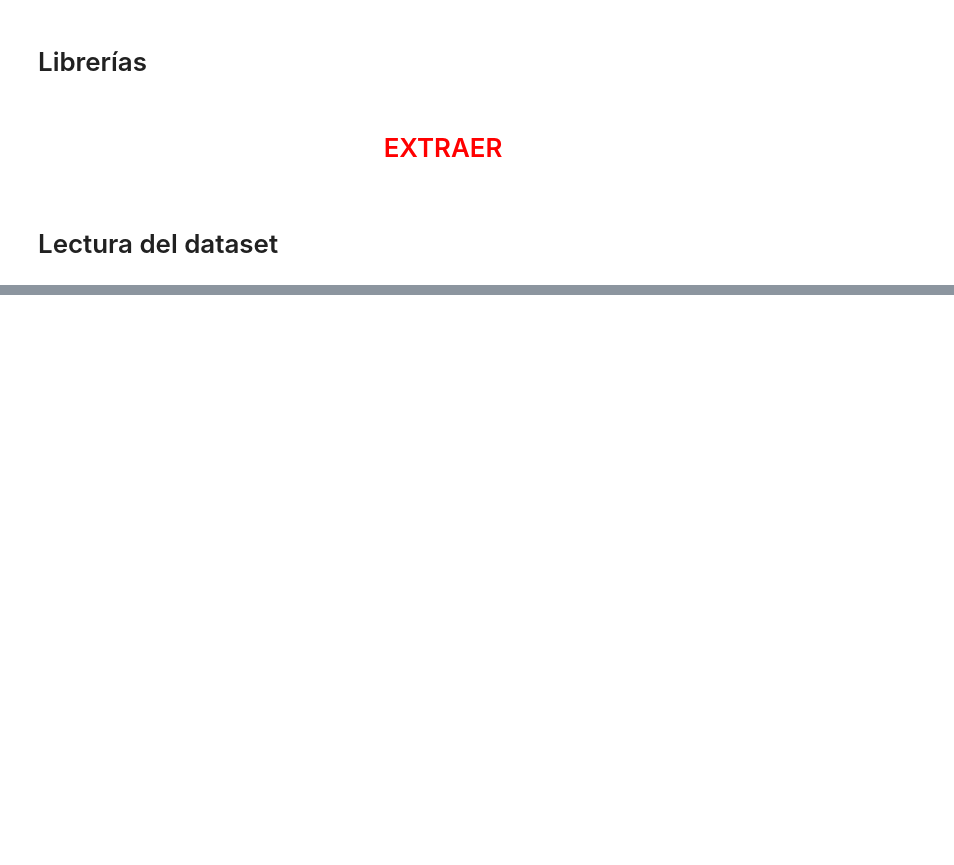
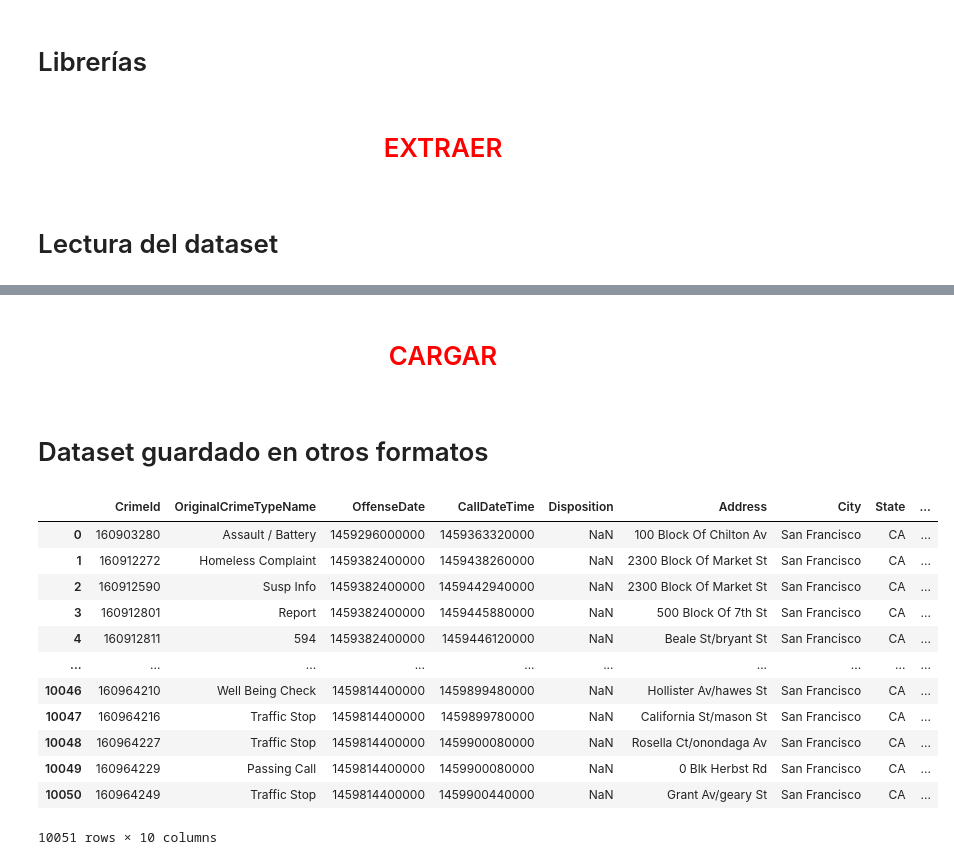
Before and after one commit to leslypisco/Limpieza_dataset, a Jupyter notebook: [NRC_6292]_LeslyPisco_La21Unidad2.ipynb, the cells around one changed output, grey strips where cells are left out. Saved outputs shown, nothing was run; the diff lists cells and outputs as text; code cells hidden in the pictures; blank space fills up the shorter version.

Commit message:
Diagnostico de los datos y fase de trasnformacion

```diff
--- a/[NRC_6292]_LeslyPisco_La21Unidad2.ipynb
+++ b/[NRC_6292]_LeslyPisco_La21Unidad2.ipynb
@@ -28,0 +236,3 @@ df.head()
+# %%
+'''Eliminacion de los datos NaN'''
+df['City'].fillna('Not Defined', inplace=True)
@@ -28,0 +241,16 @@ df.head()
+# %%
+''' Como se diagnosticaron que los tipos de datos de la columna 'CallDateTime' se encontraban como
+objetos, se procede a cambiar a un tipo adecuado lo cual es 'datetime'. Gracias a las funciones
+que ofrece la libreria pandas, se puede hacer el cambio considerando al tipo de dato que se desea cambiar'''
+df['CallDateTime'] = pd.to_datetime(df['CallDateTime'], errors='coerce')
+# %%
+''' Como se diagnosticaron que los tipos de datos de la columna 'OffenseDate' se encontraban como
+objetos, se procede a cambiar a un tipo adecuado lo cual es 'datetime'. Gracias a las funciones
+que ofrece la libreria pandas, se puede hacer el cambio considerando al tipo de dato que se desea cambiar'''
+df['OffenseDate'] = pd.to_datetime(df['OffenseDate'], errors='coerce')
+# %%
+''' Como se diagnosticaron que los tipos de datos de la columna 'AgencyId' se encontraban como
+objetos, se procede a cambiar a un tipo adecuado lo cual es 'numerico'. Gracias a las funciones
+que ofrece la libreria pandas, se puede hacer el cambio considerando al tipo de dato que se
+desea cambiar'''
+df['AgencyId'] = pd.to_numeric(df['AgencyId'], errors='coerce')
@@ -28,0 +292,29 @@ df.head()
+# %% [markdown]
+<center><h1 style="color:red;">CARGAR</h1></centre>
+# %% [markdown]
+# Dataset guardado en otros formatos
+# %%
+'''El Daraframe con la limpieza aplicada de procede a guardar sus datos en un nuevo archivo plano,
+en este caso se da uso de la extension CSV'''
+df.to_csv('data_act_01_Limpio.csv', sep=',', index=False, header=True)
+'''El Daraframe con la limpieza aplicada de procede a guardar sus datos en un nuevo archivo plano,
+en este caso se da uso de la extension JSON'''
+df.to_json('data_act_01_Limpio.json', orient='records', lines=True)
+'''Lectura del dataset en formato JSON almacenado anteriormente'''
+dfJSON=pd.read_json("data_act_01_Limpio.json", orient='records', lines=True)
+'''Visualización de los datos'''
+dfJSON
+# %% [output]
+|  | CrimeId | OriginalCrimeTypeName | OffenseDate | CallDateTime | Disposition | Address | City | State | ... |
+| 0 | 160903280 | Assault / Battery | 1459296000000 | 1459363320000 | NaN | 100 Block Of Chilton Av | San Francisco | CA | ... |
+| 1 | 160912272 | Homeless Complaint | 1459382400000 | 1459438260000 | NaN | 2300 Block Of Market St | San Francisco | CA | ... |
+| 2 | 160912590 | Susp Info | 1459382400000 | 1459442940000 | NaN | 2300 Block Of Market St | San Francisco | CA | ... |
+| 3 | 160912801 | Report | 1459382400000 | 1459445880000 | NaN | 500 Block Of 7th St | San Francisco | CA | ... |
+| 4 | 160912811 | 594 | 1459382400000 | 1459446120000 | NaN | Beale St/bryant St | San Francisco | CA | ... |
+| ... | ... | ... | ... | ... | ... | ... | ... | ... | ... |
+| 10046 | 160964210 | Well Being Check | 1459814400000 | 1459899480000 | NaN | Hollister Av/hawes St | San Francisco | CA | ... |
+| 10047 | 160964216 | Traffic Stop | 1459814400000 | 1459899780000 | NaN | California St/mason St | San Francisco | CA | ... |
+| 10048 | 160964227 | Traffic Stop | 1459814400000 | 1459900080000 | NaN | Rosella Ct/onondaga Av | San Francisco | CA | ... |
+| 10049 | 160964229 | Passing Call | 1459814400000 | 1459900080000 | NaN | 0 Blk Herbst Rd | San Francisco | CA | ... |
+| 10050 | 160964249 | Traffic Stop | 1459814400000 | 1459900440000 | NaN | Grant Av/geary St | San Francisco | CA | ... |
+10051 rows × 10 columns
```
Also changed, not shown: parts of 188 cells of this notebook.
